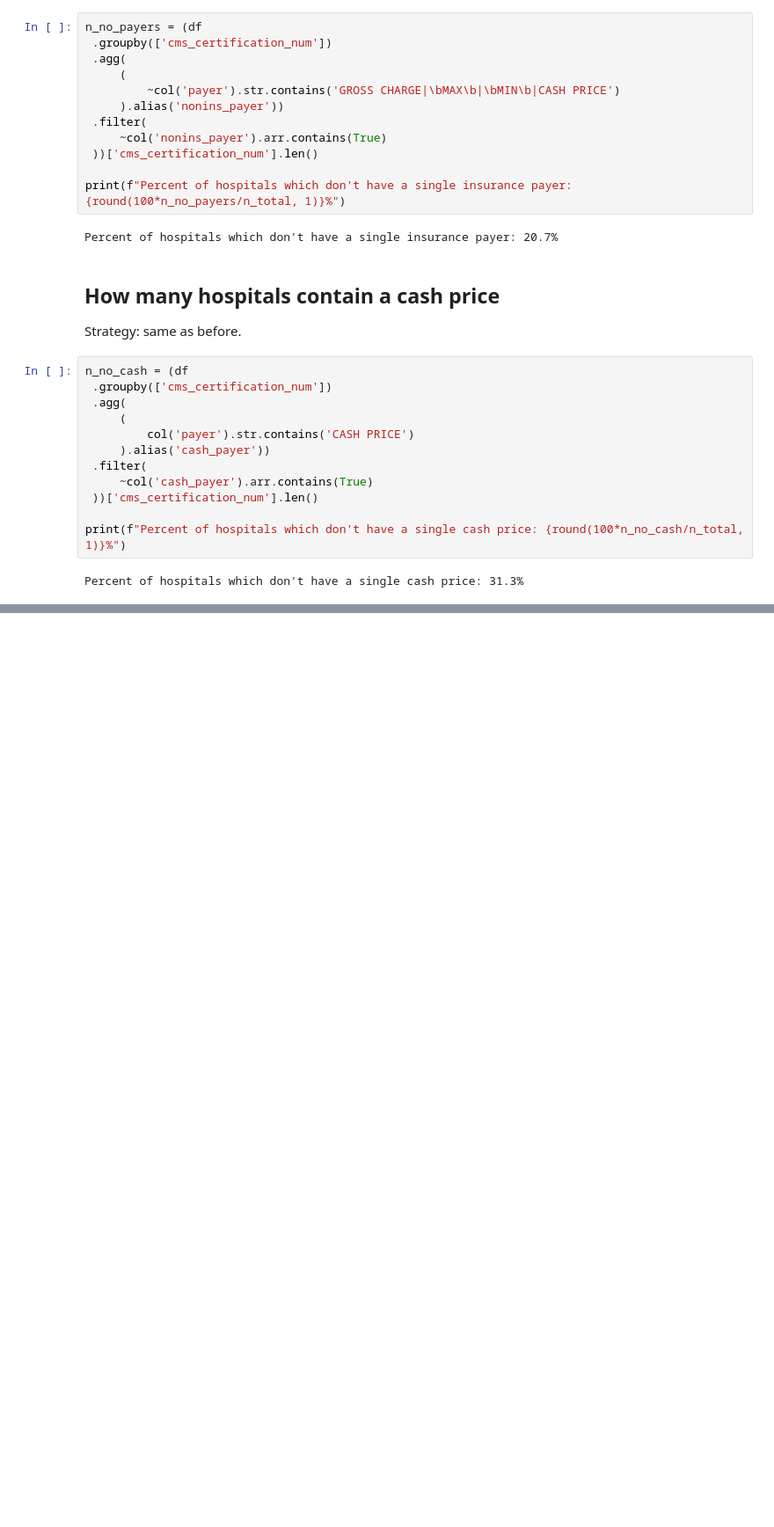
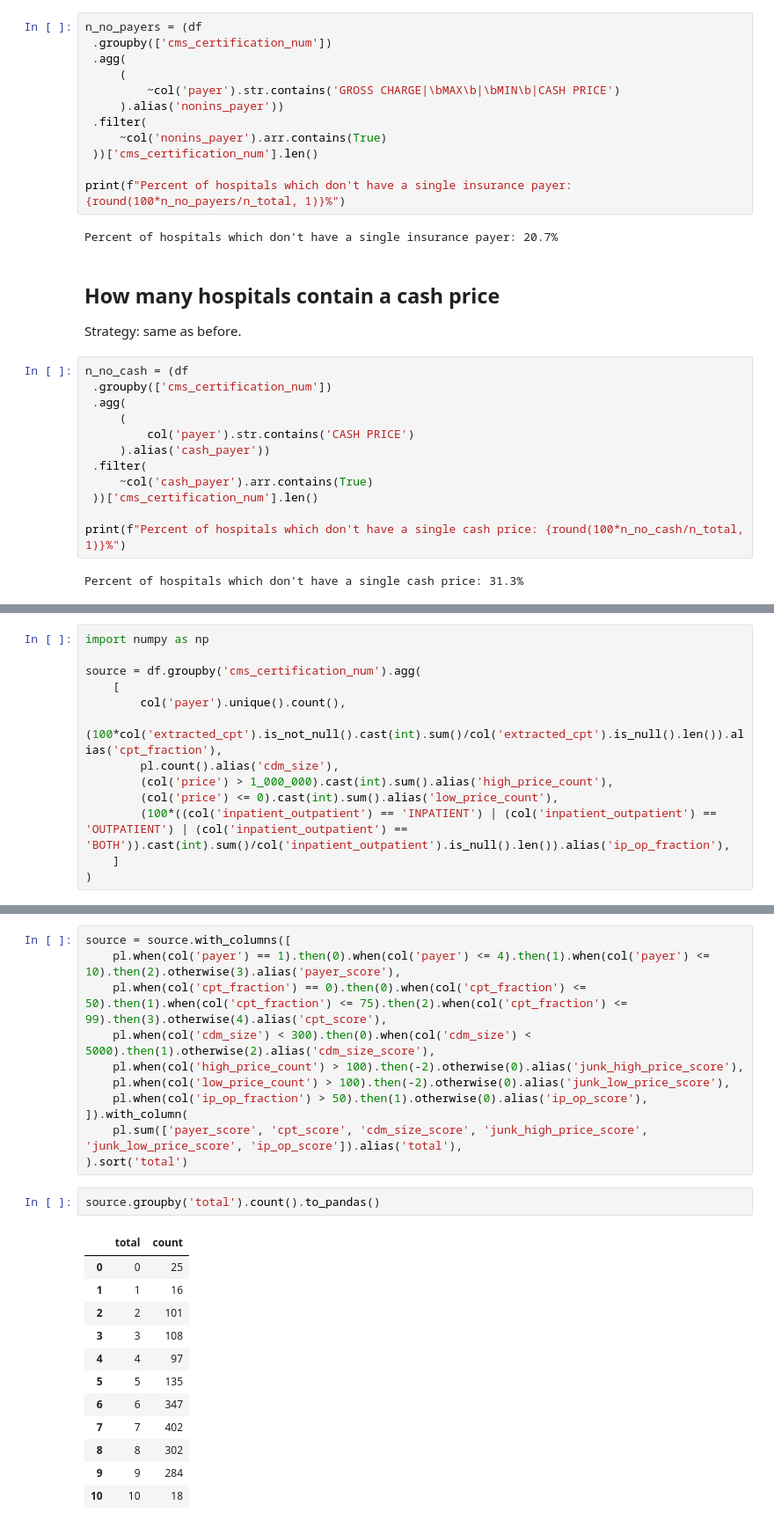
Before and after one commit to alecstein/dolt_datascience, a Jupyter notebook: hospitals_v3/cleanup/cleaning-hospitals-dataset.ipynb, the cells around one changed output, grey strips where cells are left out. Shown at 88% size. Cells and saved outputs as stored; diff of their text form; blank space fills up the shorter version.

```diff
--- a/hospitals_v3/cleanup/cleaning-hospitals-dataset.ipynb
+++ b/hospitals_v3/cleanup/cleaning-hospitals-dataset.ipynb
@@ -838,0 +924,13 @@ base
+# %%
+import numpy as np
+
+source = df.groupby('cms_certification_num').agg(
+    [
+        col('payer').unique().count(),
+        (100*col('extracted_cpt').is_not_null().cast(int).sum()/col('extracted_cpt').is_null().len()).alias('cpt_fraction'),
+        pl.count().alias('cdm_size'),
+        (col('price') > 1_000_000).cast(int).sum().alias('high_price_count'),
+        (col('price') <= 0).cast(int).sum().alias('low_price_count'),
+        (100*((col('inpatient_outpatient') == 'INPATIENT') | (col('inpatient_outpatient') == 'OUTPATIENT') | (col('inpatient_outpatient') == 'BOTH')).cast(int).sum()/col('inpatient_outpatient').is_null().len()).alias('ip_op_fraction'),
+    ]
+)
@@ -838,0 +946,26 @@ base
+# %%
+source = source.with_columns([
+    pl.when(col('payer') == 1).then(0).when(col('payer') <= 4).then(1).when(col('payer') <= 10).then(2).otherwise(3).alias('payer_score'),
+    pl.when(col('cpt_fraction') == 0).then(0).when(col('cpt_fraction') <= 50).then(1).when(col('cpt_fraction') <= 75).then(2).when(col('cpt_fraction') <= 99).then(3).otherwise(4).alias('cpt_score'),
+    pl.when(col('cdm_size') < 300).then(0).when(col('cdm_size') < 5000).then(1).otherwise(2).alias('cdm_size_score'),
+    pl.when(col('high_price_count') > 100).then(-2).otherwise(0).alias('junk_high_price_score'),
+    pl.when(col('low_price_count') > 100).then(-2).otherwise(0).alias('junk_low_price_score'),
+    pl.when(col('ip_op_fraction') > 50).then(1).otherwise(0).alias('ip_op_score'),
+]).with_column(
+    pl.sum(['payer_score', 'cpt_score', 'cdm_size_score', 'junk_high_price_score', 'junk_low_price_score', 'ip_op_score']).alias('total'),
+).sort('total')
+# %%
+source.groupby('total').count().to_pandas()
+# %% [output]
+|  | total | count |
+| 0 | 0 | 25 |
+| 1 | 1 | 16 |
+| 2 | 2 | 101 |
+| 3 | 3 | 108 |
+| 4 | 4 | 97 |
+| 5 | 5 | 135 |
+| 6 | 6 | 347 |
+| 7 | 7 | 402 |
+| 8 | 8 | 302 |
+| 9 | 9 | 284 |
+| 10 | 10 | 18 |
```
Also changed, not shown: parts of 21 cells of this notebook.
